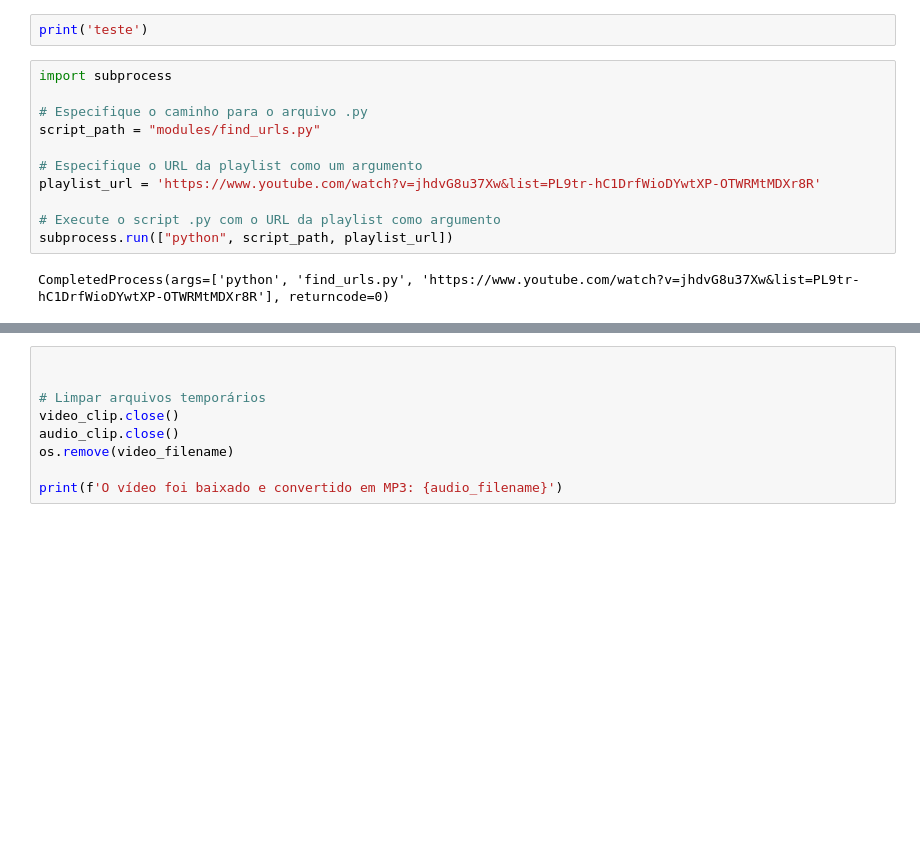
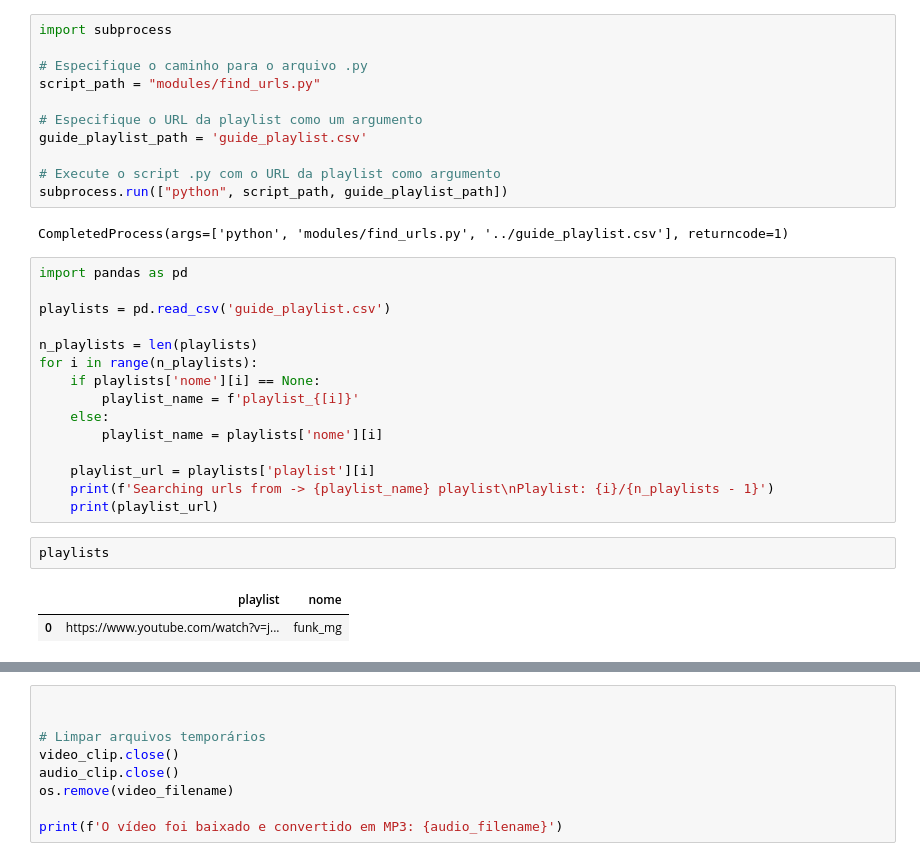
Before and after one commit to santosfmpedro/yt_to_ponto_mp3, a Jupyter notebook: main.ipynb, the cells around one changed output, grey strips where cells are left out. Saved outputs shown, nothing was run; the diff lists cells and outputs as text; blank space fills up the shorter version.

```diff
--- a/main.ipynb
+++ b/main.ipynb
@@ -1,5 +1,3 @@
-# %%
-print('teste')
 # %%
 import subprocess
 
@@ -7,9 +5,29 @@ import subprocess
 script_path = "modules/find_urls.py"
 
 # Especifique o URL da playlist como um argumento
-playlist_url = 'https://www.youtube.com/watch?v=jhdvG8u37Xw&list=PL9tr-hC1DrfWioDYwtXP-OTWRMtMDXr8R'
+guide_playlist_path = 'guide_playlist.csv'
 
 # Execute o script .py com o URL da playlist como argumento
-subprocess.run(["python", script_path, playlist_url])
+subprocess.run(["python", script_path, guide_playlist_path])
 # %% [output]
-CompletedProcess(args=['python', 'find_urls.py', 'https://www.youtube.com/watch?v=jhdvG8u37Xw&list=PL9tr-hC1DrfWioDYwtXP-OTWRMtMDXr8R'], returncode=0)
+CompletedProcess(args=['python', 'modules/find_urls.py', '../guide_playlist.csv'], returncode=1)
+# %%
+import pandas as pd
+
+playlists = pd.read_csv('guide_playlist.csv')
+
+n_playlists = len(playlists)
+for i in range(n_playlists):
+    if playlists['nome'][i] == None:
+        playlist_name = f'playlist_{[i]}'
+    else:
+        playlist_name = playlists['nome'][i]
+
+    playlist_url = playlists['playlist'][i]
+    print(f'Searching urls from -> {playlist_name} playlist\nPlaylist: {i}/{n_playlists - 1}')
+    print(playlist_url)
+# %%
+playlists
+# %% [output]
+|  | playlist | nome |
+| 0 | https://www.youtube.com/watch?v=j... | funk_mg |
```
Also changed, not shown: parts of 19 cells of this notebook, 11 other files.
